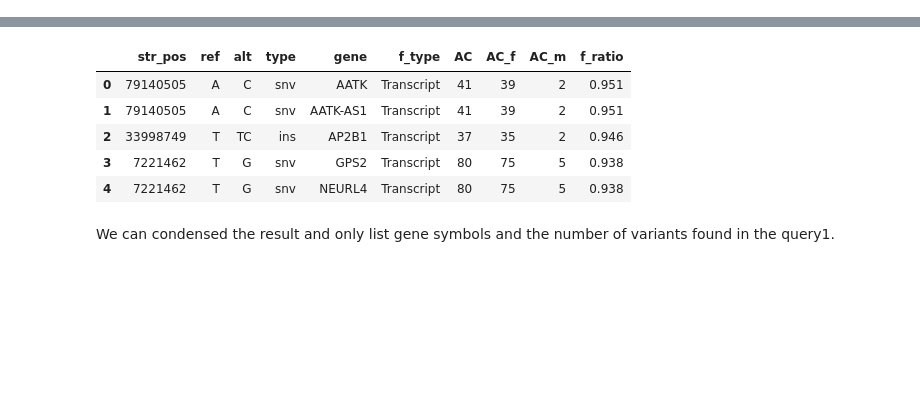
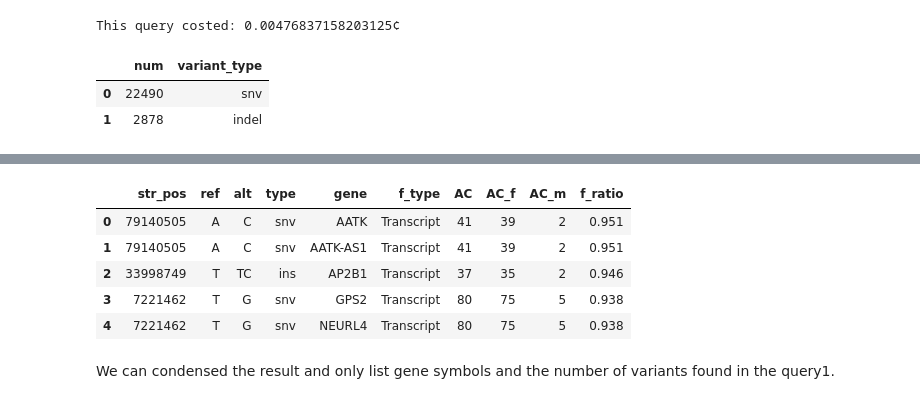
Before and after one commit to samanvp/variant-processing-in-BigQuery, a Jupyter notebook: gnomAD/gnomAD.ipynb, the cells around one changed output, grey strips where cells are left out. Cells and saved outputs as stored; diff of their text form; code cells hidden in the pictures; blank space fills up the shorter version.

```diff
--- a/gnomAD/gnomAD.ipynb
+++ b/gnomAD/gnomAD.ipynb
@@ -2,0 +69,5 @@
+# %%
+# ToDo: Use ipywidgets to get inputs from user
+chromosome = 'chr17'
+gene_symbol = 'BRCA1'
+gnomad_version = 'v3_genomes'
@@ -2,0 +110,26 @@
+# %%
+# NOTE: For v2_1_1 the "variant_type" column must be replaced with "alternate_bases.allele_type AS variant_type"
+query_template = """
+SELECT COUNT(1) AS num, variant_type
+FROM (
+SELECT DISTINCT
+       start_position,
+       reference_bases,
+       alternate_bases.alt,
+       variant_type,
+FROM `bigquery-public-data.gnomAD.{GNOMAD_VER}__{CHROM}` AS main_table,
+     main_table.alternate_bases AS alternate_bases
+WHERE start_position >= {X} AND start_position <= {Y}
+)
+GROUP BY 2
+ORDER BY 1 DESC
+"""
+query = query_template.format(GNOMAD_VER=gnomad_version, CHROM=chromosome, X=x, Y=y)
+
+summary = run_query(query)
+summary.head()
+# %% [output]
+This query costed: 0.00476837158203125¢
+|  | num | variant_type |
+| 0 | 22490 | snv |
+| 1 | 2878 | indel |
```
Also changed, not shown: parts of 13 cells of this notebook.
